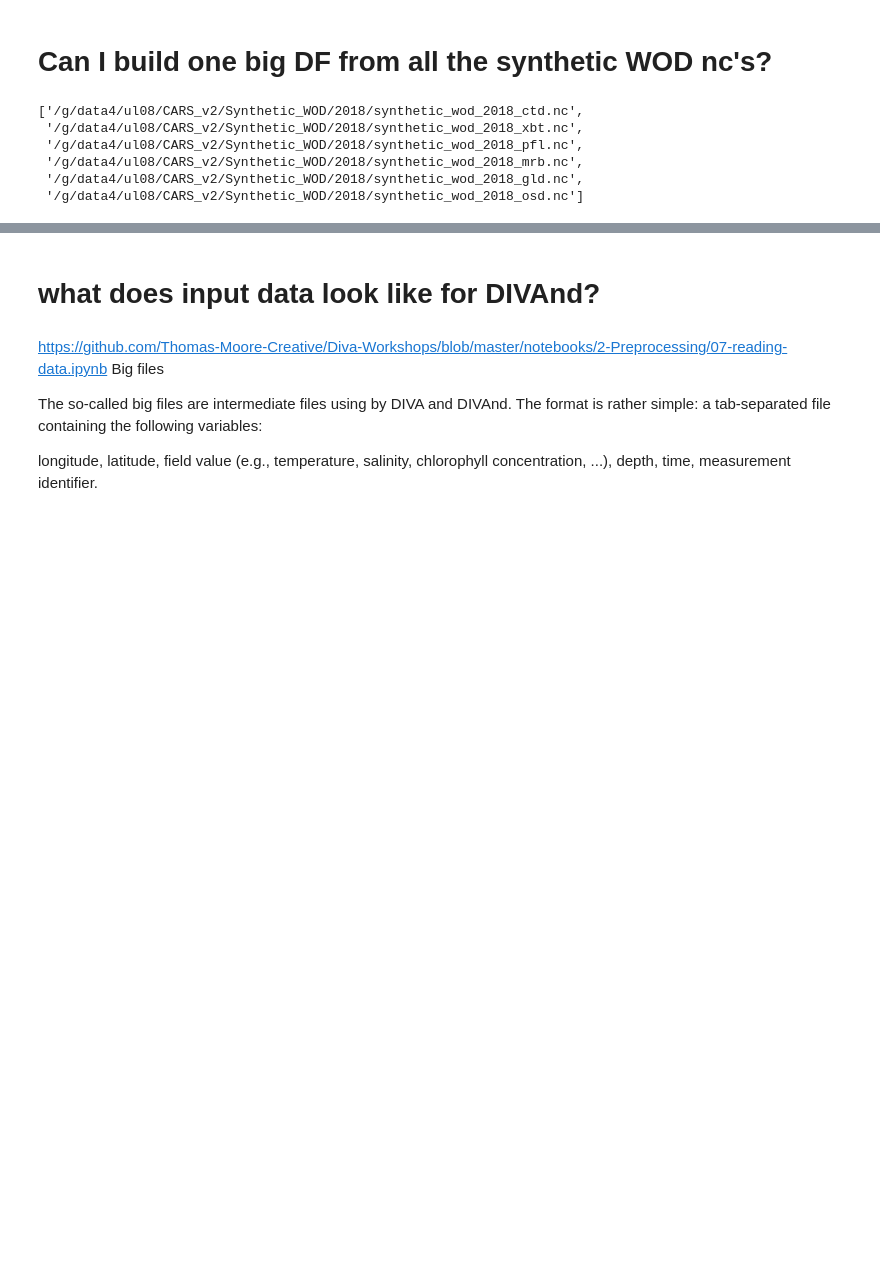
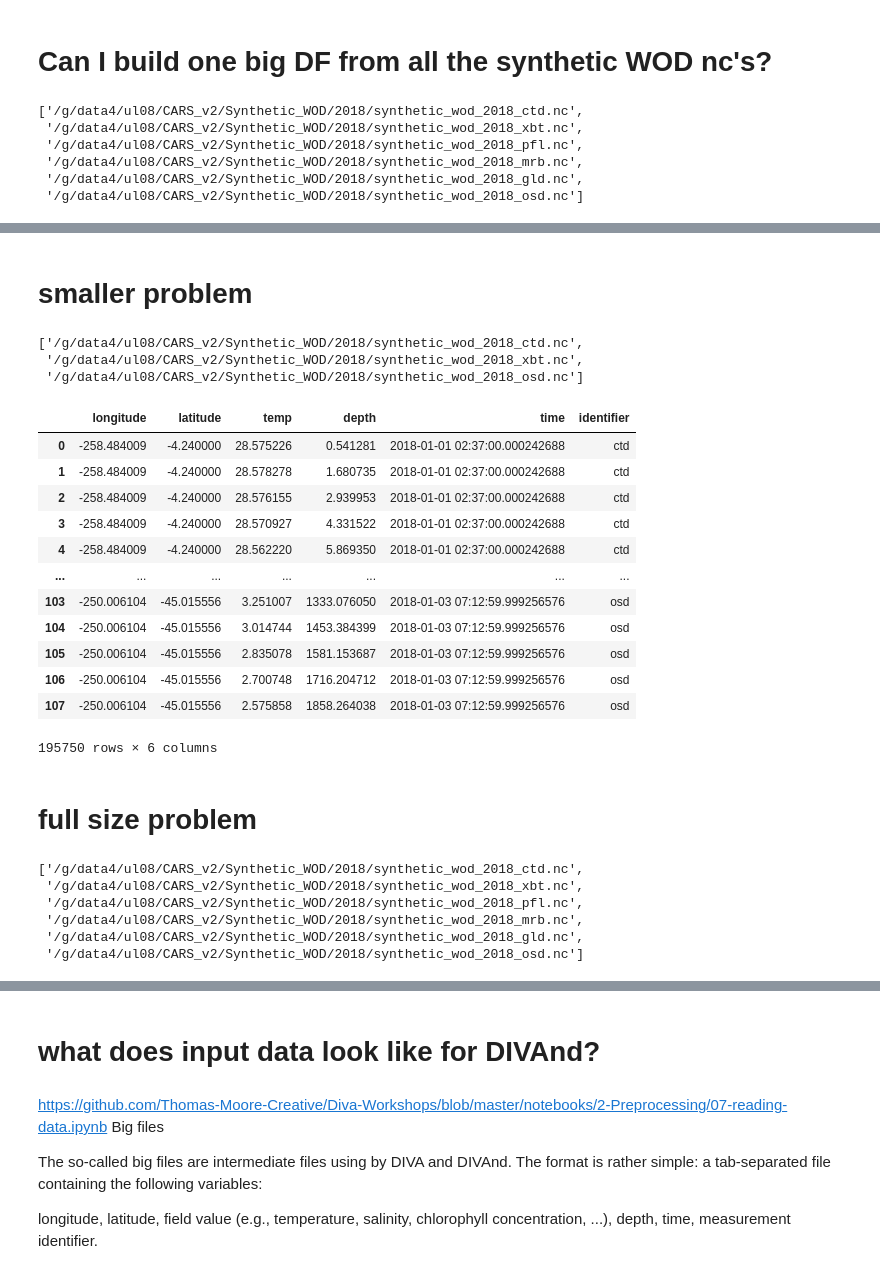
Before and after one commit to CARSv2/cars-v2, a Jupyter notebook: notebooks/Synthetic_WOD-explore-prep-TSM.ipynb, the cells around one changed output, grey strips where cells are left out. Saved outputs shown, nothing was run; the diff lists cells and outputs as text; code cells hidden in the pictures; blank space fills up the shorter version.

```diff
--- a/notebooks/Synthetic_WOD-explore-prep-TSM.ipynb
+++ b/notebooks/Synthetic_WOD-explore-prep-TSM.ipynb
@@ -166,0 +152,12 @@ xr.open_dataset(list_of_file_paths[4]).to_dataframe().reset_index(level=0).reset
+# %%
+concat_list = []
+for file in list_of_file_paths:
+    A = xr.open_dataset(file).to_dataframe().reset_index(level=0).reset_index(level=0)
+    A = A.drop(columns='casts')
+    id_string = file[60:63]
+    total_rows = len(A)
+    id_ = [id_string]*total_rows
+    A["identifier"] = id_
+    A = A[['longitude','latitude','temp','depth','time','identifier']]
+    list_obj = A.to_dict('list')
+    concat_list.append(list_obj)
@@ -166,0 +176,15 @@ xr.open_dataset(list_of_file_paths[4]).to_dataframe().reset_index(level=0).reset
+# %% [markdown]
+# smaller problem
+# %%
+path = '/g/data4/ul08/CARS_v2/Synthetic_WOD/2018/'
+str_part1 = 'synthetic_wod_2018_'
+list_of_data_types = ['ctd','xbt','osd']
+list_of_file_paths = []
+for type_ in list_of_data_types:
+    list_of_file_paths.append(path+str_part1+type_+'.nc')
+
+list_of_file_paths
+# %% [output]
+['/g/data4/ul08/CARS_v2/Synthetic_WOD/2018/synthetic_wod_2018_ctd.nc',
+ '/g/data4/ul08/CARS_v2/Synthetic_WOD/2018/synthetic_wod_2018_xbt.nc',
+ '/g/data4/ul08/CARS_v2/Synthetic_WOD/2018/synthetic_wod_2018_osd.nc']
@@ -166,0 +202,34 @@ xr.open_dataset(list_of_file_paths[4]).to_dataframe().reset_index(level=0).reset
+# %%
+DF
+# %% [output]
+|  | longitude | latitude | temp | depth | time | identifier |
+| 0 | -258.484009 | -4.240000 | 28.575226 | 0.541281 | 2018-01-01 02:37:00.000242688 | ctd |
+| 1 | -258.484009 | -4.240000 | 28.578278 | 1.680735 | 2018-01-01 02:37:00.000242688 | ctd |
+| 2 | -258.484009 | -4.240000 | 28.576155 | 2.939953 | 2018-01-01 02:37:00.000242688 | ctd |
+| 3 | -258.484009 | -4.240000 | 28.570927 | 4.331522 | 2018-01-01 02:37:00.000242688 | ctd |
+| 4 | -258.484009 | -4.240000 | 28.562220 | 5.869350 | 2018-01-01 02:37:00.000242688 | ctd |
+| ... | ... | ... | ... | ... | ... | ... |
+| 103 | -250.006104 | -45.015556 | 3.251007 | 1333.076050 | 2018-01-03 07:12:59.999256576 | osd |
+| 104 | -250.006104 | -45.015556 | 3.014744 | 1453.384399 | 2018-01-03 07:12:59.999256576 | osd |
+| 105 | -250.006104 | -45.015556 | 2.835078 | 1581.153687 | 2018-01-03 07:12:59.999256576 | osd |
+| 106 | -250.006104 | -45.015556 | 2.700748 | 1716.204712 | 2018-01-03 07:12:59.999256576 | osd |
+| 107 | -250.006104 | -45.015556 | 2.575858 | 1858.264038 | 2018-01-03 07:12:59.999256576 | osd |
+195750 rows × 6 columns
+# %% [markdown]
+# full size problem
+# %%
+path = '/g/data4/ul08/CARS_v2/Synthetic_WOD/2018/'
+str_part1 = 'synthetic_wod_2018_'
+list_of_data_types = ['ctd','xbt','pfl','mrb','gld','osd']
+list_of_file_paths = []
+for type_ in list_of_data_types:
+    list_of_file_paths.append(path+str_part1+type_+'.nc')
+
+list_of_file_paths
+# %% [output]
+['/g/data4/ul08/CARS_v2/Synthetic_WOD/2018/synthetic_wod_2018_ctd.nc',
+ '/g/data4/ul08/CARS_v2/Synthetic_WOD/2018/synthetic_wod_2018_xbt.nc',
+ '/g/data4/ul08/CARS_v2/Synthetic_WOD/2018/synthetic_wod_2018_pfl.nc',
+ '/g/data4/ul08/CARS_v2/Synthetic_WOD/2018/synthetic_wod_2018_mrb.nc',
+ '/g/data4/ul08/CARS_v2/Synthetic_WOD/2018/synthetic_wod_2018_gld.nc',
+ '/g/data4/ul08/CARS_v2/Synthetic_WOD/2018/synthetic_wod_2018_osd.nc']
```
Also changed, not shown: parts of 22 cells of this notebook.
